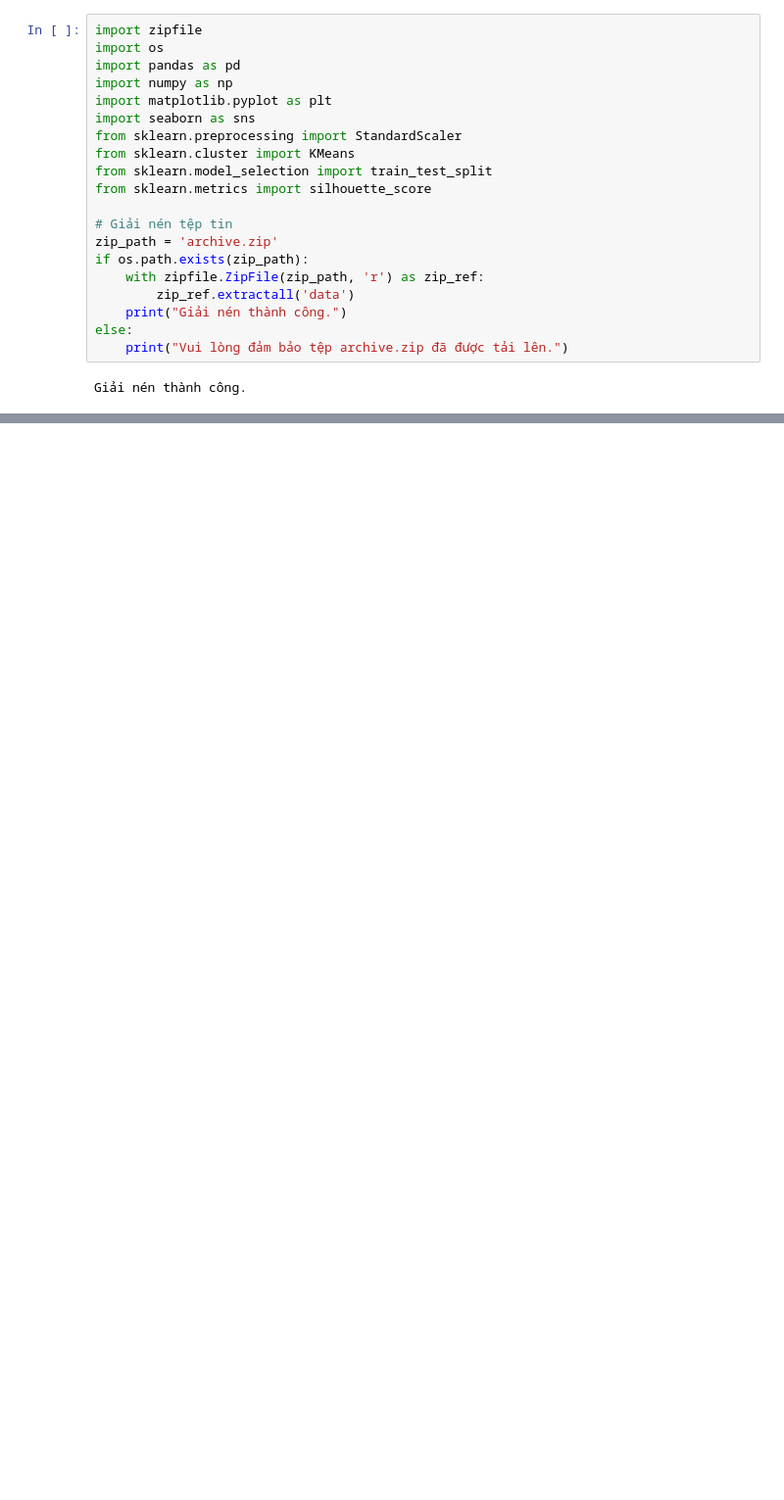
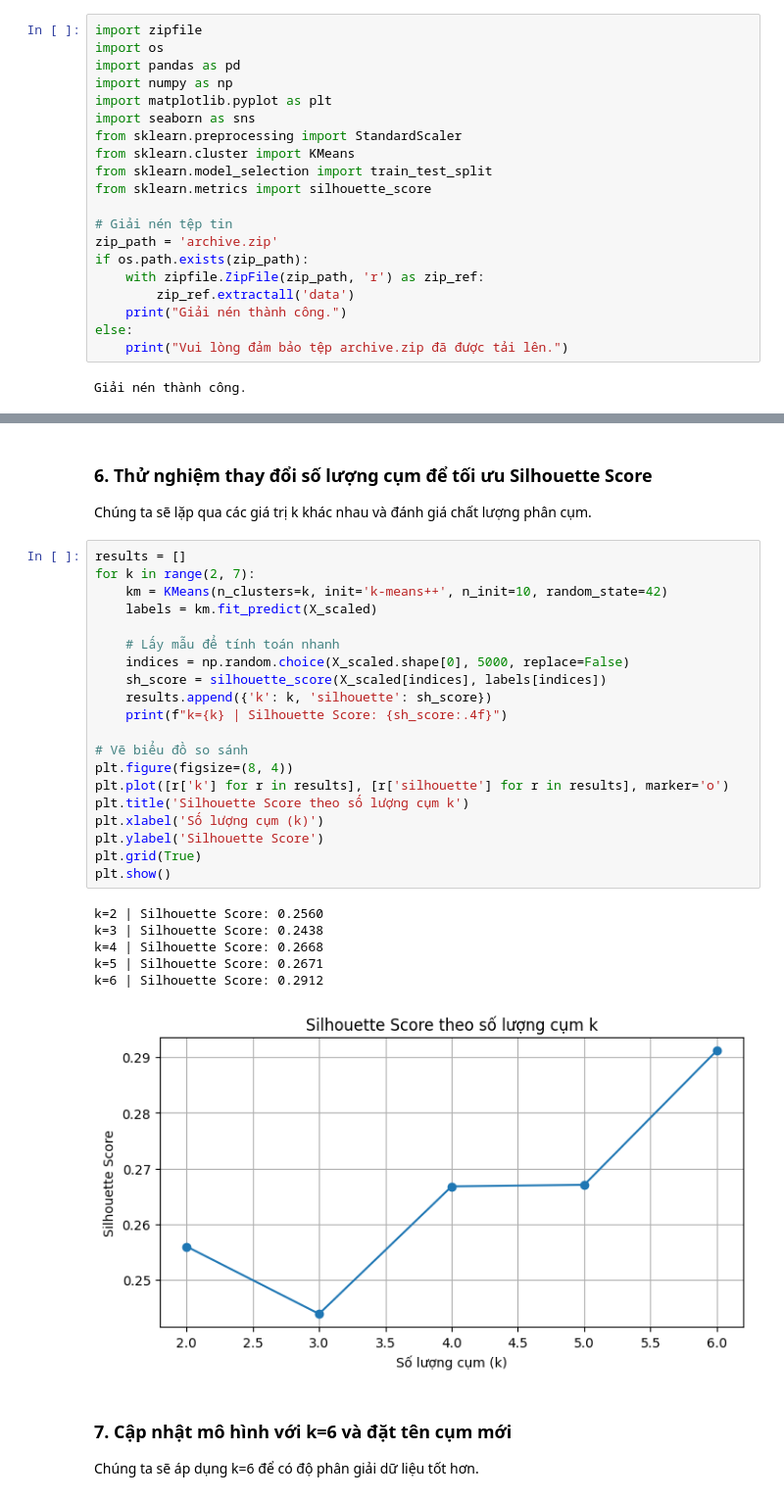
Before and after one commit to true-cpu/DoAnKPDL, a Jupyter notebook: DOANKPDL.ipynb, the cells around one changed output, grey strips where cells are left out. Shown at 98% size. Saved outputs shown, nothing was run; the diff lists cells and outputs as text; blank space fills up the shorter version.

```diff
--- a/DOANKPDL.ipynb
+++ b/DOANKPDL.ipynb
@@ -234,0 +195,33 @@ fig_final.show()
+# %% [markdown]
+### 6. Thử nghiệm thay đổi số lượng cụm để tối ưu Silhouette Score
+Chúng ta sẽ lặp qua các giá trị k khác nhau và đánh giá chất lượng phân cụm.
+# %%
+results = []
+for k in range(2, 7):
+    km = KMeans(n_clusters=k, init='k-means++', n_init=10, random_state=42)
+    labels = km.fit_predict(X_scaled)
+
+    # Lấy mẫu để tính toán nhanh
+    indices = np.random.choice(X_scaled.shape[0], 5000, replace=False)
+    sh_score = silhouette_score(X_scaled[indices], labels[indices])
+    results.append({'k': k, 'silhouette': sh_score})
+    print(f"k={k} | Silhouette Score: {sh_score:.4f}")
+
+# Vẽ biểu đồ so sánh
+plt.figure(figsize=(8, 4))
+plt.plot([r['k'] for r in results], [r['silhouette'] for r in results], marker='o')
+plt.title('Silhouette Score theo số lượng cụm k')
+plt.xlabel('Số lượng cụm (k)')
+plt.ylabel('Silhouette Score')
+plt.grid(True)
+plt.show()
+# %% [output]
+k=2 | Silhouette Score: 0.2560
+k=3 | Silhouette Score: 0.2438
+k=4 | Silhouette Score: 0.2668
+k=5 | Silhouette Score: 0.2671
+k=6 | Silhouette Score: 0.2912
+[figure, added]
+# %% [markdown]
+### 7. Cập nhật mô hình với k=6 và đặt tên cụm mới
+Chúng ta sẽ áp dụng k=6 để có độ phân giải dữ liệu tốt hơn.
```
Also changed, not shown: parts of 34 cells of this notebook.
